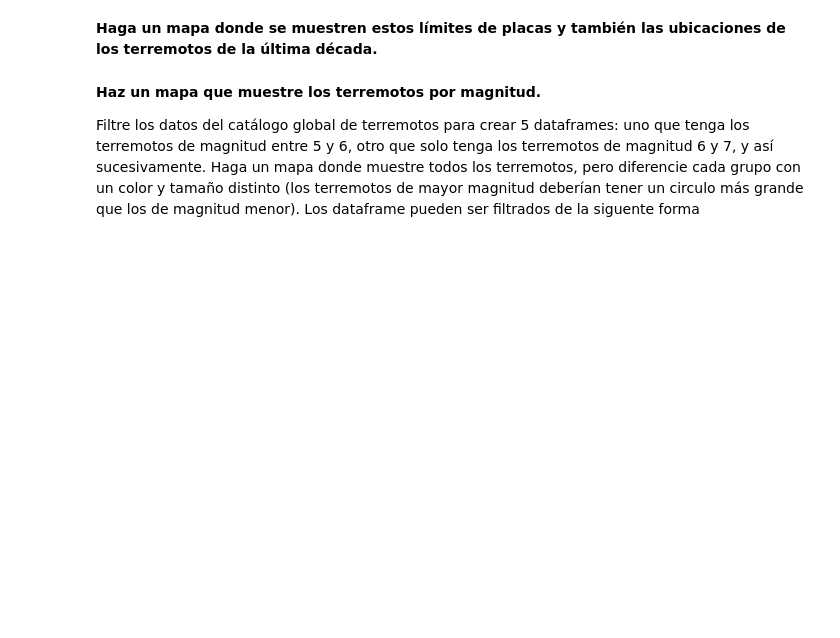
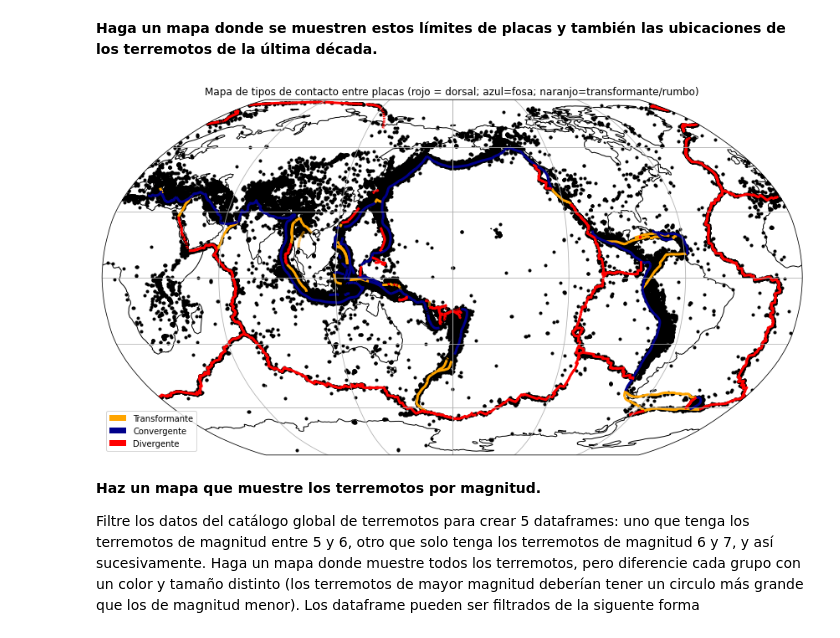
Before and after one commit to Pablolog42/2021-CD2201, a Jupyter notebook: Semana3/Tarea_Semana_03/Tarea_Semana_03.ipynb, the cells around one changed output. Saved outputs shown, nothing was run; the diff lists cells and outputs as text; code cells hidden in the pictures; blank space fills up the shorter version.

```diff
--- a/Semana3/Tarea_Semana_03/Tarea_Semana_03.ipynb
+++ b/Semana3/Tarea_Semana_03/Tarea_Semana_03.ipynb
@@ -20,4 +20,4 @@ from cartopy.io.shapereader import Reader
 ## El catálogo global de terremotos
 Revise el catálogo global de terremotos del Jupyter Notebook de la clase anterior con el objetivo de determinar dónde ocurren los terremotos de mayor magnitud. Puede comenzar importando los datos, nombre su dataframe EQ_data como en clase:
 # %%
-EQ_data = pd.read_csv("\data\ANSS_2000_2012.csv",header=7)
+EQ_data = pd.read_csv('data/ANSS_2000_2012.csv',header=7)
@@ -68,3 +64,42 @@ plt.show()
+# %%
+## Escriba su código aquí
+
+
+plt.figure(1,(15,15))
+ax = plt.axes(projection=ccrs.Robinson(180))
+ax.set_global()
+
+ax.coastlines()
+ax.gridlines()
+
+plt.scatter(EQ_data['Longitude'],EQ_data['Latitude'],marker='.',color='black',transform=ccrs.PlateCarree())
+
+data = Reader('data/Plate_Boundaries_transform.shp')
+ax.add_geometries(data.geometries(), crs=ccrs.PlateCarree(),
+                  edgecolor='orange', facecolor='none',
+                  linewidth=3)
+
+data = Reader('data/Plate_Boundaries_trenches.shp')
+ax.add_geometries(data.geometries(), crs=ccrs.PlateCarree(),
+                  edgecolor='darkblue', facecolor='none',
+                  linewidth=3)
+
+data = Reader('data/Plate_Boundaries_ridges.shp')
+ax.add_geometries(data.geometries(), crs=ccrs.PlateCarree(),
+                  edgecolor='red', facecolor='none',
+                  linewidth=3)
+
+plt.title('Mapa de tipos de contacto entre placas (rojo = dorsal; azul=fosa; naranjo=transformante/rumbo)')
+# make patches to add to a legend
+trans = mpatches.Rectangle((0, 0), 1, 1, facecolor="orange")
+con = mpatches.Rectangle((0, 0), 1, 1, facecolor="darkblue")
+div = mpatches.Rectangle((0, 0), 1, 1, facecolor="red")
+labels = ['Transformante','Convergente','Divergente']
+plt.legend([trans, con, div], labels)
+
+plt.show()
+# %% [output]
+[figure, added]
 # %% [markdown]
 **Haz un mapa que muestre los terremotos por magnitud.**
 
```
Also changed, not shown: parts of 14 cells of this notebook.
